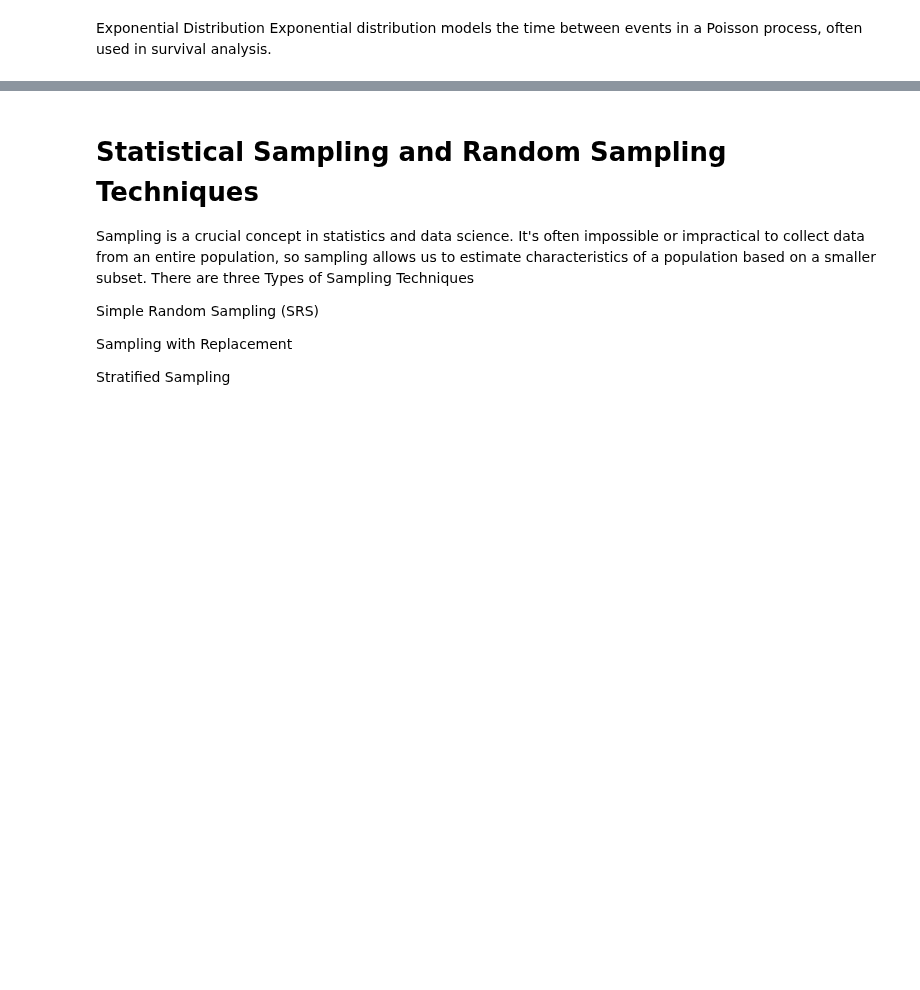
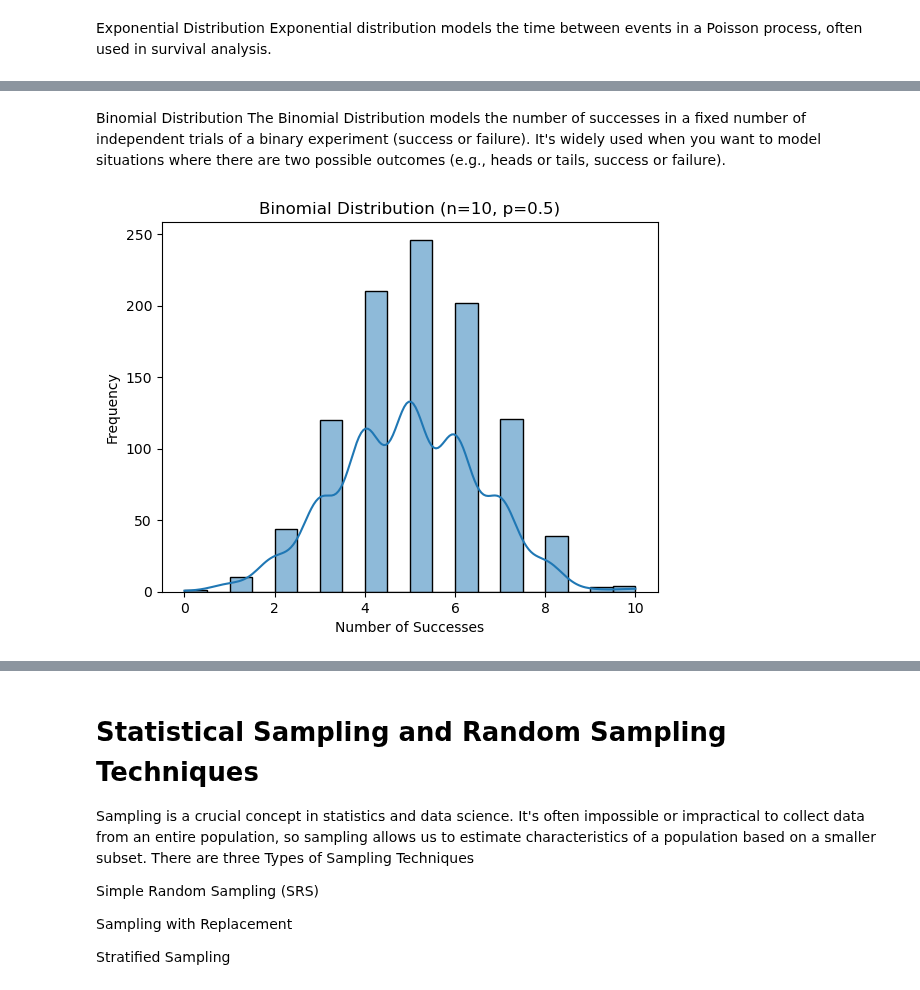
Before and after one commit to keithmmc/appliedstats, a Jupyter notebook: random.ipynb, the cells around one changed output, grey strips where cells are left out. Drawn from its saved outputs; the diff is of its cells as text; code cells hidden in the pictures; blank space fills up the shorter version.

```diff
--- a/random.ipynb
+++ b/random.ipynb
@@ -110,0 +111,16 @@ plt.show()
+# %% [markdown]
+Binomial Distribution
+The Binomial Distribution models the number of successes in a fixed number of independent trials of a binary experiment (success or failure). It's widely used when you want to model situations where there are two possible outcomes (e.g., heads or tails, success or failure).
+# %%
+# Generate random data from a binomial distribution
+n, p = 10, 0.5  # 10 trials, 50% chance of success
+binomial_data = np.random.binomial(n, p, 1000)
+
+# Plot the histogram with a KDE
+sns.histplot(binomial_data, kde=True, bins=20)
+plt.title("Binomial Distribution (n=10, p=0.5)")
+plt.xlabel("Number of Successes")
+plt.ylabel("Frequency")
+plt.show()
+# %% [output]
+[figure, added]
```
Also changed, not shown: parts of 20 cells of this notebook.
